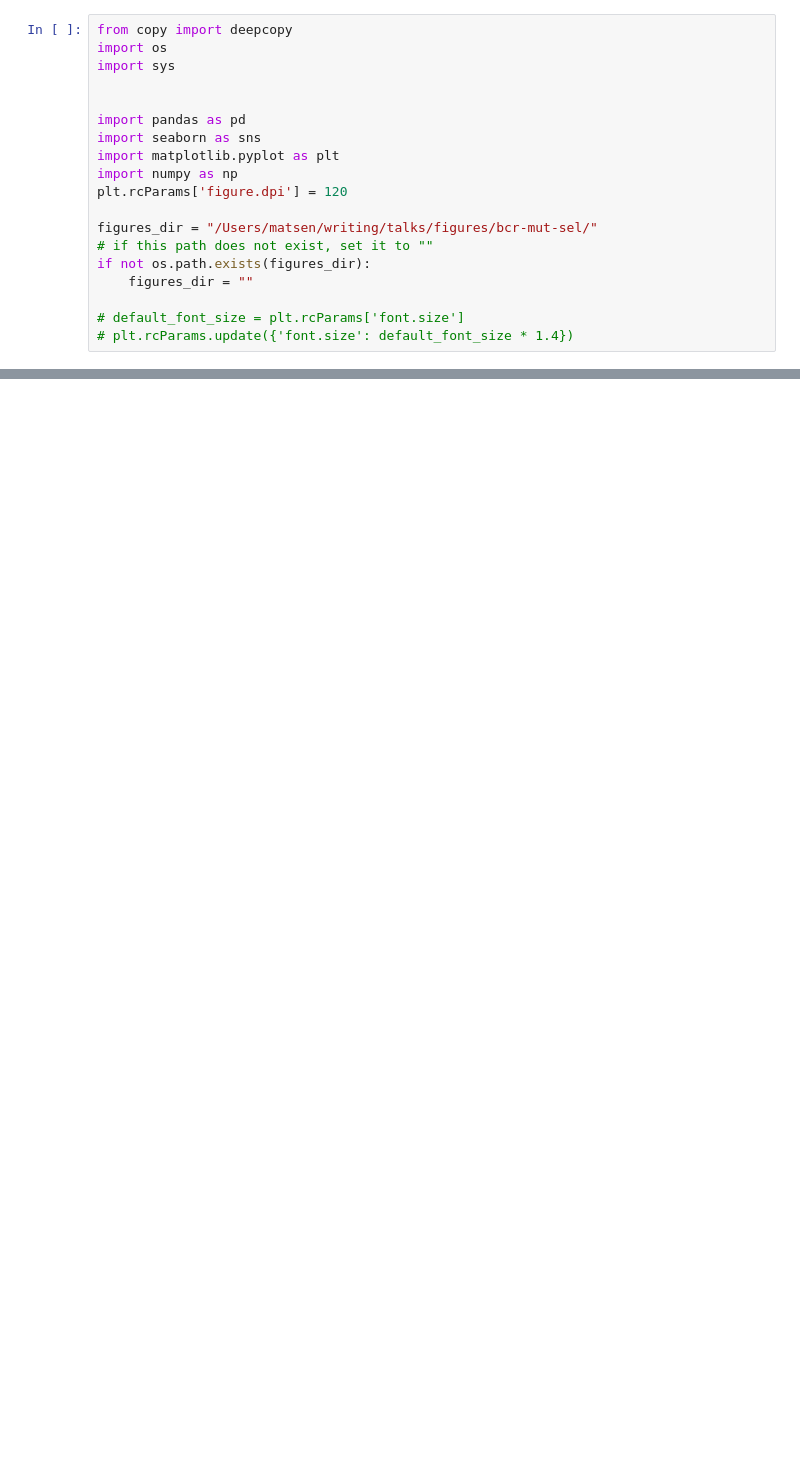
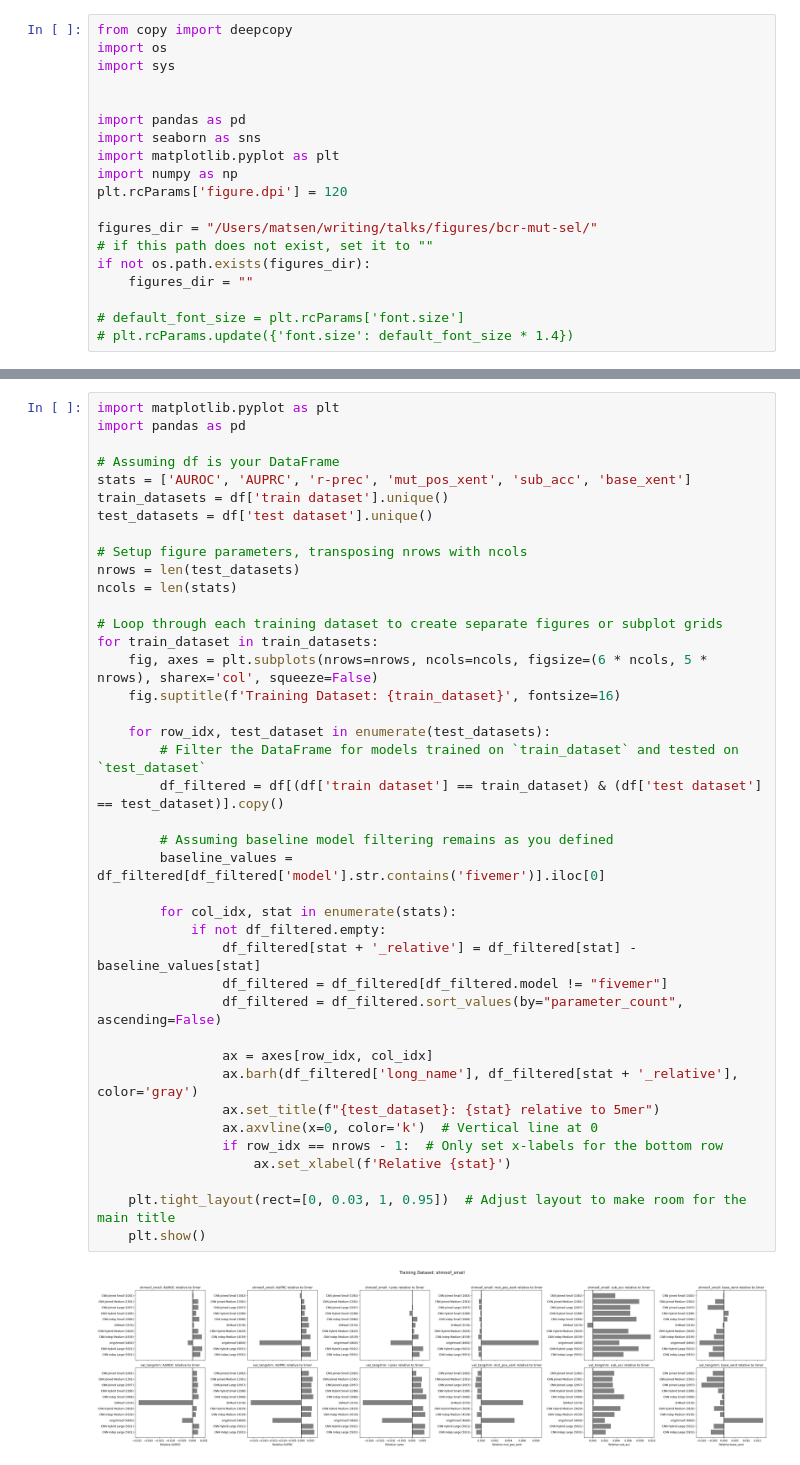
Before and after one commit to matsengrp/thrifty-experiments-1, a Jupyter notebook: human/performance.ipynb, the cells around one changed output, grey strips where cells are left out. Drawn from its saved outputs; the diff is of its cells as text; blank space fills up the shorter version.

```diff
--- a/human/performance.ipynb
+++ b/human/performance.ipynb
@@ -83,3 +94,45 @@ df.sample(5)
+# %%
+import matplotlib.pyplot as plt
+import pandas as pd
+
+# Assuming df is your DataFrame
+stats = ['AUROC', 'AUPRC', 'r-prec', 'mut_pos_xent', 'sub_acc', 'base_xent']
+train_datasets = df['train dataset'].unique()
+test_datasets = df['test dataset'].unique()
+
+# Setup figure parameters, transposing nrows with ncols
+nrows = len(test_datasets)
+ncols = len(stats)
+
+# Loop through each training dataset to create separate figures or subplot grids
+for train_dataset in train_datasets:
+    fig, axes = plt.subplots(nrows=nrows, ncols=ncols, figsize=(6 * ncols, 5 * nrows), sharex='col', squeeze=False)
+    fig.suptitle(f'Training Dataset: {train_dataset}', fontsize=16)
+
+    for row_idx, test_dataset in enumerate(test_datasets):
+        # Filter the DataFrame for models trained on `train_dataset` and tested on `test_dataset`
+        df_filtered = df[(df['train dataset'] == train_dataset) & (df['test dataset'] == test_dataset)].copy()
+
+        # Assuming baseline model filtering remains as you defined
+        baseline_values = df_filtered[df_filtered['model'].str.contains('fivemer')].iloc[0]
+
+        for col_idx, stat in enumerate(stats):
+            if not df_filtered.empty:
+                df_filtered[stat + '_relative'] = df_filtered[stat] - baseline_values[stat]
+                df_filtered = df_filtered[df_filtered.model != "fivemer"]
+                df_filtered = df_filtered.sort_values(by="parameter_count", ascending=False)
+
+                ax = axes[row_idx, col_idx]
+                ax.barh(df_filtered['long_name'], df_filtered[stat + '_relative'], color='gray')
+                ax.set_title(f"{test_dataset}: {stat} relative to 5mer")
+                ax.axvline(x=0, color='k')  # Vertical line at 0
+                if row_idx == nrows - 1:  # Only set x-labels for the bottom row
+                    ax.set_xlabel(f'Relative {stat}')
+
+    plt.tight_layout(rect=[0, 0.03, 1, 0.95])  # Adjust layout to make room for the main title
+    plt.show()
+# %% [output]
+[figure, added]
 # %%
 import matplotlib.pyplot as plt
 import pandas as pd
```
Also changed, not shown: parts of 4 cells of this notebook.
